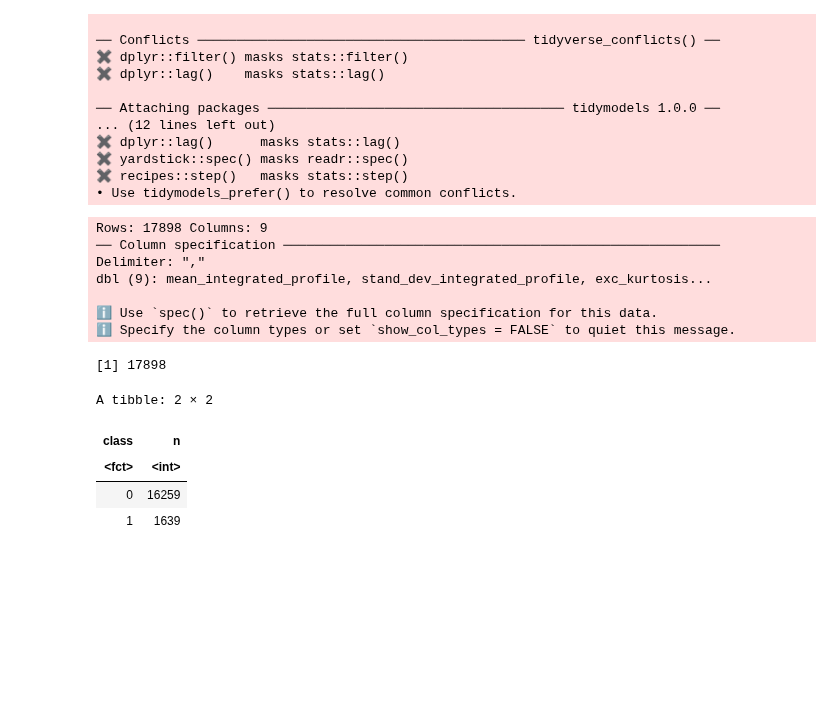
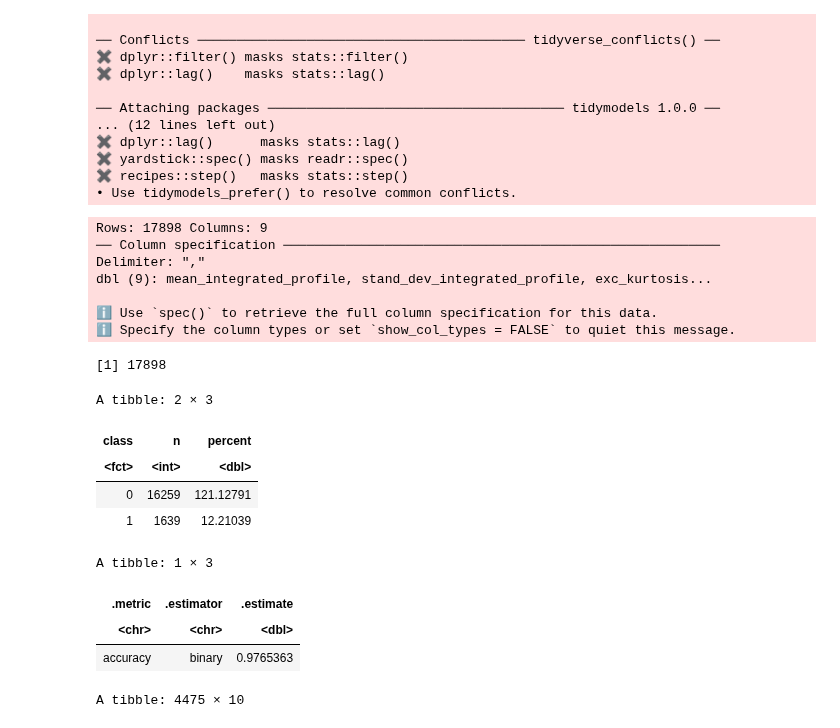
Before and after one commit to nailserverzone/dsci-100-2023w2-group-11, a Jupyter notebook: Final_project.ipynb, the cells around one changed output. Saved outputs shown, nothing was run; the diff lists cells and outputs as text; code cells hidden in the pictures; blank space fills up the shorter version.

Commit message:
Created Model and tested prediction

```diff
--- a/Final_project.ipynb
+++ b/Final_project.ipynb
@@ -24,65 +24,80 @@ options(repr.matrix.max.rows = 10)
 • Use tidymodels_prefer() to resolve common conflicts.
 # %%
 #Add columns
-pulsar_data <- read_csv("pulsar_data.csv",
+unscaled_data <- read_csv("pulsar_data.csv",
                         col_names = c("mean_integrated_profile",
                                       "stand_dev_integrated_profile",
                                       "exc_kurtosis_integrated_profile",
                                       "skew_integrated_profile",
                                       "mean_dmsnr",
                                       "stand_dev_dmsnr",
                                       "exc_kurtosis_dmsnr",
                                       "skew_dmsnr", "class"))
 
-pulsar_data <- pulsar_data |>
+unscaled_data <- unscaled_data |>
     mutate(class = as_factor(class))
 #pulsar_data
 
-pulsar_train <- pulsar_data |>
+#Class proportions in pulsar dataset (Imbalanced)
+nrow(unscaled_data)
+pulsar_proportions <- unscaled_data |>
+    group_by(class) |>
+    summarize(n = n()) |>
+    mutate(percent = 100*n/nrow(pulsar_data))
+pulsar_proportions
+
+pulsar_train <- unscaled_data |>
     select(class, skew_dmsnr, skew_integrated_profile)
 #pulsar_train
+
+pulsar_split <- initial_split(unscaled_data, prop = 0.75, strata = class)
+pulsar_train <- training(pulsar_split)
+pulsar_test <- testing(pulsar_split)
+
+pulsar_recipe <- recipe(class ~ ., data = pulsar_train) |>
+    step_scale(all_predictors()) |>
+    step_center(all_predictors()) |>
+    prep()
+#pulsar_recipe
+
+pulsar_data <- bake(pulsar_recipe, pulsar_train)
+#scaled_pulsar
 
 knn_spec <- nearest_neighbor(weight_func = "rectangular", neighbors = 5) |>
   set_engine("kknn") |>
   set_mode("classification")
 #knn_spec
 
-knn_fit <- knn_spec |>
-  fit(class ~ ., data = pulsar_train)
+knn_fit <- workflow() |>
+  add_recipe(pulsar_recipe) |>
+  add_model(knn_spec) |>
+  fit(data = pulsar_train)
 #knn_fit
 
-unscaled_pulsar <- pulsar_data |>
-    select(class, skew_dmsnr, skew_integrated_profile)
-#unscaled_pulsar
+pulsar_test_predictions <- predict(knn_fit, pulsar_test) |>
+    bind_cols(pulsar_test)
+#pulsar_test_predictions
 
-up_recipe <- recipe(class ~ ., data = unscaled_pulsar) |>
-    step_scale(all_predictors()) |>
-    step_center(all_predictors()) |>
-    prep()
-#up_recipe
-
-scaled_pulsar <- bake(up_recipe, unscaled_pulsar)
-#scaled_pulsar
-
-#Class proportions in pulsar dataset
-nrow(scaled_pulsar)
-
-#Imbalanced dataset
-pulsar_proportions <- pulsar_data |>
-    group_by(class) |>
-    summarize(n = n())
-pulsar_proportions
+pulsar_test_predictions |>
+  metrics(truth = class, estimate = .pred_class) |>
+  filter(.metric == "accuracy")
+pulsar_test_predictions
 # %% [output]
 Rows: 17898 Columns: 9
 ── Column specification ────────────────────────────────────────────────────────
 Delimiter: ","
 dbl (9): mean_integrated_profile, stand_dev_integrated_profile, exc_kurtosis...
 
 ℹ Use `spec()` to retrieve the full column specification for this data.
 ℹ Specify the column types or set `show_col_types = FALSE` to quiet this message.
 [1] 17898
-A tibble: 2 × 2
+A tibble: 2 × 3
-| class | n |
-| <fct> | <int> |
-| 0 | 16259 |
-| 1 | 1639 |
+| class | n | percent |
+| <fct> | <int> | <dbl> |
+| 0 | 16259 | 121.12791 |
+| 1 | 1639 | 12.21039 |
+A tibble: 1 × 3
+| .metric | .estimator | .estimate |
+| <chr> | <chr> | <dbl> |
+| accuracy | binary | 0.9765363 |
+A tibble: 4475 × 10
```
Also changed, not shown: parts of 1 cell of this notebook.
